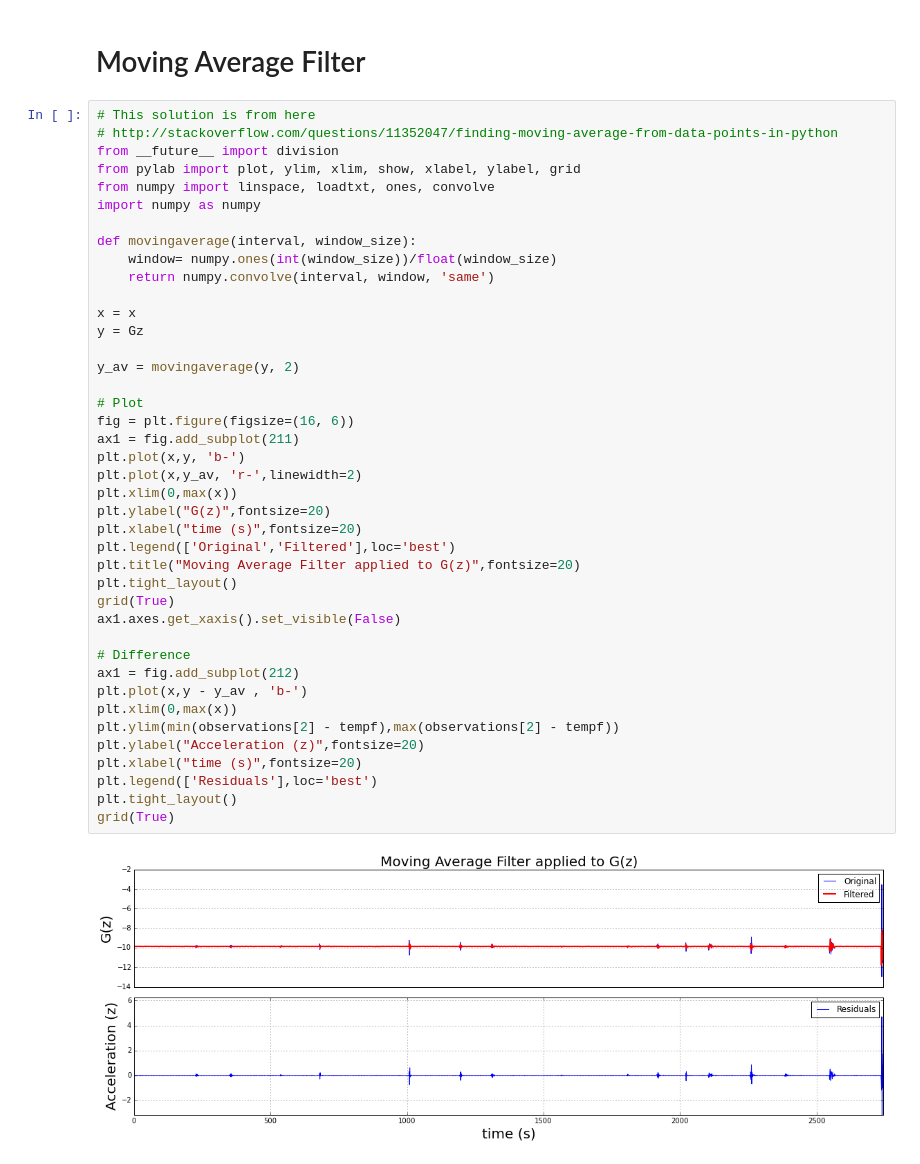
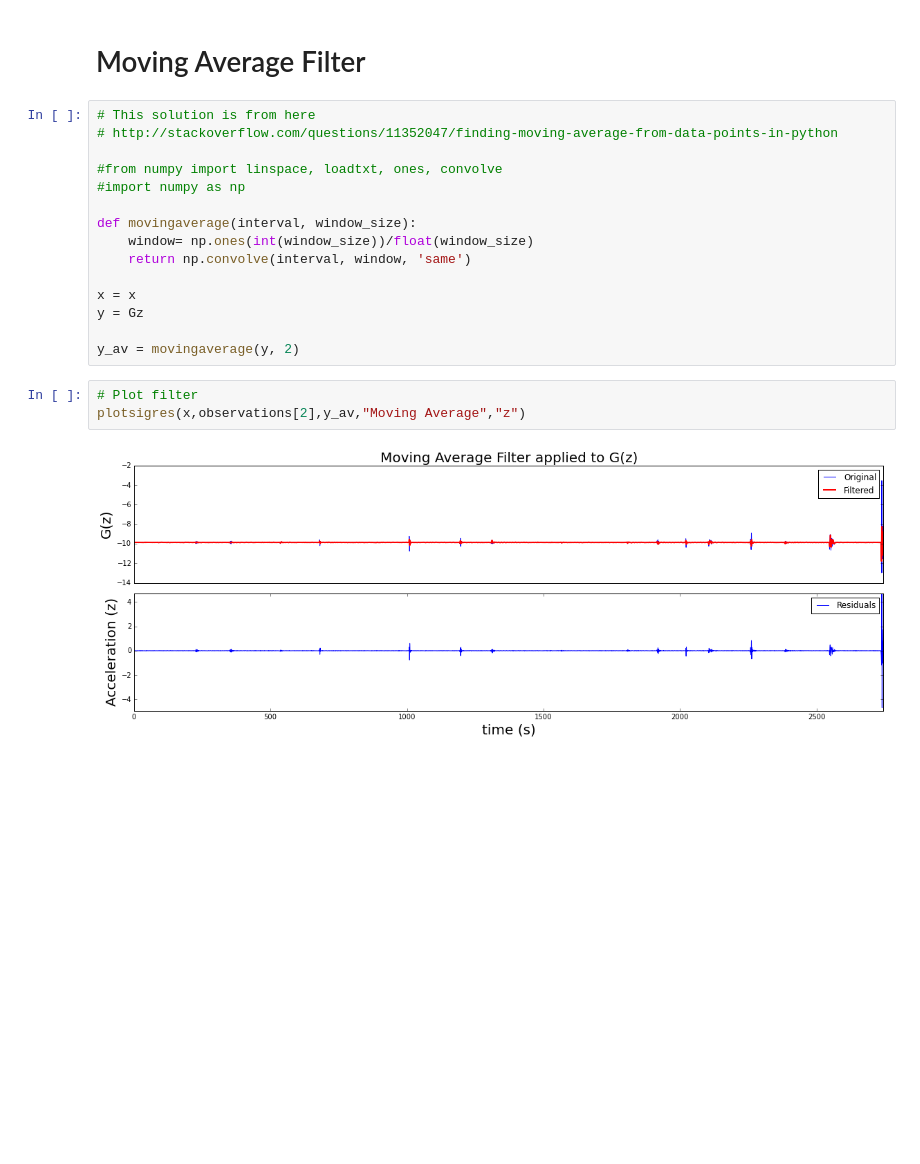
Before and after one commit to theholymath/acceleromter-filter-testing, a Jupyter notebook: Accelerometer Testing.ipynb, the cells around one changed output. Saved outputs shown, nothing was run; the diff lists cells and outputs as text; blank space fills up the shorter version.

```diff
--- a/Accelerometer Testing.ipynb
+++ b/Accelerometer Testing.ipynb
@@ -159,45 +140,22 @@ plt.tight_layout()
 # %% [markdown]
 # Moving Average Filter
-# %%
-# This solution is from here
-# http://stackoverflow.com/questions/11352047/finding-moving-average-from-data-points-in-python
-from __future__ import division
-from pylab import plot, ylim, xlim, show, xlabel, ylabel, grid
-from numpy import linspace, loadtxt, ones, convolve
-import numpy as numpy
-
-def movingaverage(interval, window_size):
-    window= numpy.ones(int(window_size))/float(window_size)
-    return numpy.convolve(interval, window, 'same')
-
-x = x
-y = Gz
-
-y_av = movingaverage(y, 2)
-
-# Plot
-fig = plt.figure(figsize=(16, 6))
-ax1 = fig.add_subplot(211)
-plt.plot(x,y, 'b-')
-plt.plot(x,y_av, 'r-',linewidth=2)
-plt.xlim(0,max(x))
-plt.ylabel("G(z)",fontsize=20)
-plt.xlabel("time (s)",fontsize=20)
-plt.legend(['Original','Filtered'],loc='best')
-plt.title("Moving Average Filter applied to G(z)",fontsize=20)
-plt.tight_layout()
-grid(True)
-ax1.axes.get_xaxis().set_visible(False)
-
-# Difference
-ax1 = fig.add_subplot(212)
-plt.plot(x,y - y_av , 'b-')
-plt.xlim(0,max(x))
-plt.ylim(min(observations[2] - tempf),max(observations[2] - tempf))
-plt.ylabel("Acceleration (z)",fontsize=20)
-plt.xlabel("time (s)",fontsize=20)
-plt.legend(['Residuals'],loc='best')
-plt.tight_layout()
-grid(True)
-# %% [output]
-[figure, removed]
+# %%
+# This solution is from here
+# http://stackoverflow.com/questions/11352047/finding-moving-average-from-data-points-in-python
+
+#from numpy import linspace, loadtxt, ones, convolve
+#import numpy as np
+
+def movingaverage(interval, window_size):
+    window= np.ones(int(window_size))/float(window_size)
+    return np.convolve(interval, window, 'same')
+
+x = x
+y = Gz
+
+y_av = movingaverage(y, 2)
+# %%
+# Plot filter
+plotsigres(x,observations[2],y_av,"Moving Average","z")
+# %% [output]
+[figure, added]
```
Also changed, not shown: parts of 6 cells of this notebook.
